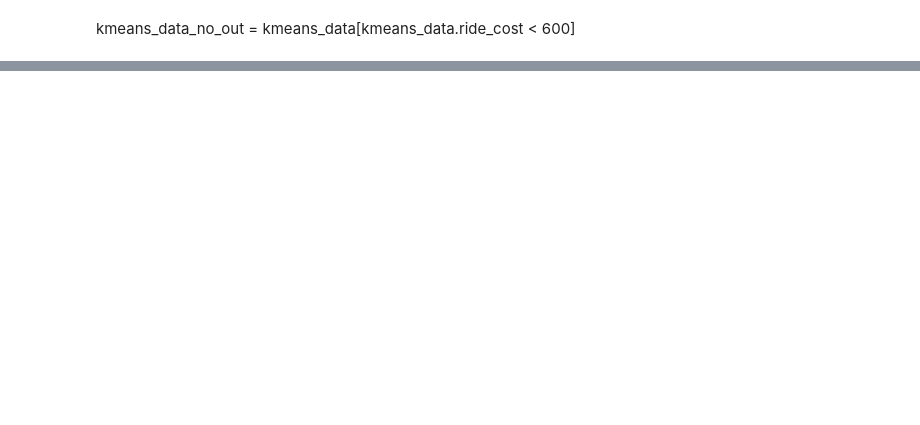
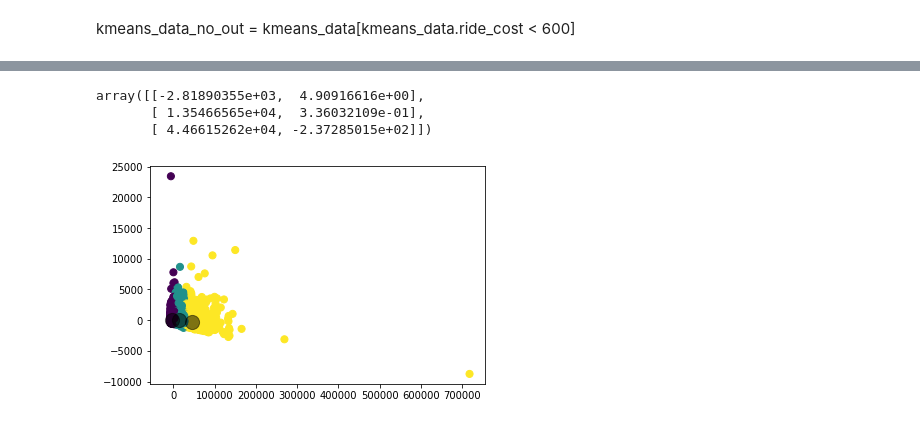
Before and after one commit to anishthite/lyft, a Jupyter notebook: anish's notebook.ipynb, the cells around one changed output, grey strips where cells are left out. Saved outputs shown, nothing was run; the diff lists cells and outputs as text; code cells hidden in the pictures; blank space fills up the shorter version.

```diff
--- a/anish's notebook.ipynb
+++ b/anish's notebook.ipynb
@@ -141,0 +299,23 @@ ax.set_zlabel('Ride Cost')
+# %%
+pca_km = KMeans(
+    n_clusters=3, init='random',
+    n_init=10, max_iter=300,
+    tol=1e-04, random_state=0
+)
+pca_kmeans = km.fit(pca_data)
+# %%
+pca_kmeans.cluster_centers_
+# %% [output]
+array([[-2.81890355e+03,  4.90916616e+00],
+       [ 1.35466565e+04,  3.36032109e-01],
+       [ 4.46615262e+04, -2.37285015e+02]])
+# %%
+pca_kmeans_predict = pca_kmeans.predict(pca_data)
+# %%
+plt.scatter(pca_data[:, 0], pca_data[:, 1], c=pca_kmeans_predict, s=50, cmap='viridis')
+# plt.xlim([-100000,300000])
+# plt.ylim([-5000,150000])
+centers = pca_kmeans.cluster_centers_
+plt.scatter(centers[:, 0], centers[:, 1], c='black', s=200, alpha=0.5);
+# %% [output]
+[figure, added]
```
Also changed, not shown: parts of 24 cells of this notebook.
